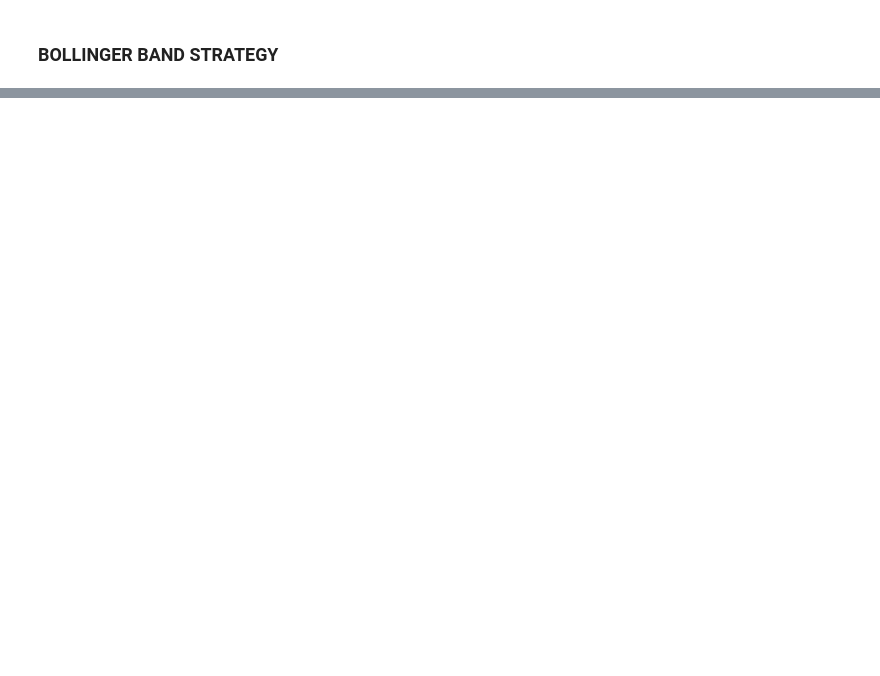
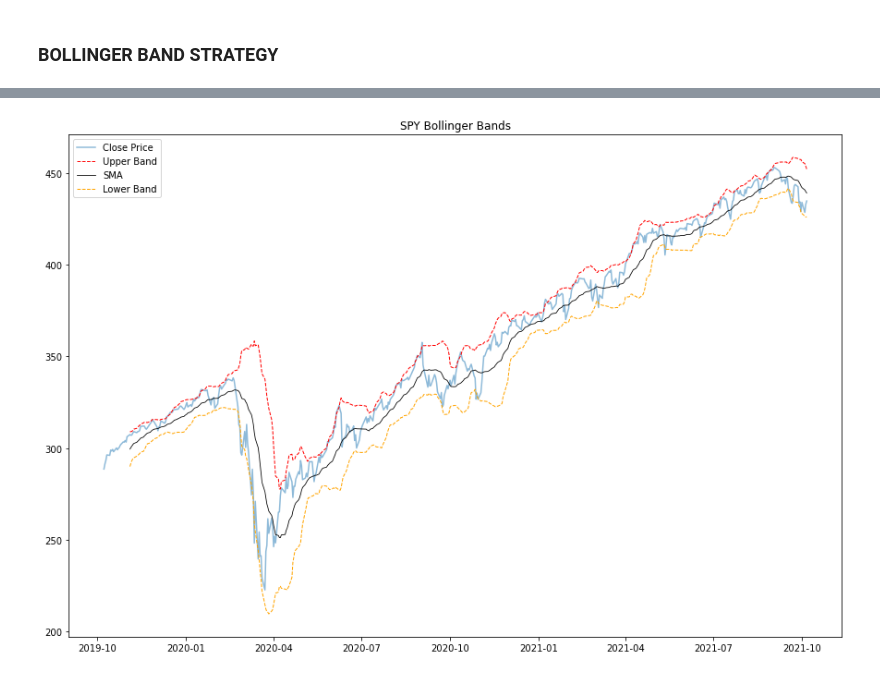
Before and after one commit to elliotlozano/bollinger_band_trading_algo, a Jupyter notebook: stock_data.ipynb, the cells around one changed output, grey strips where cells are left out. Drawn from its saved outputs; the diff is of its cells as text; code cells hidden in the pictures; blank space fills up the shorter version.

Commit message:
changed figure characteristics and line design on bb plots

```diff
--- a/stock_data.ipynb
+++ b/stock_data.ipynb
@@ -204,17 +214,17 @@ Data is based on a 20-day SMA.
 # Plot the DataFrame to visualize the SMA and Bollinger Bands using axes objects (ax=ax)
 ax = spy_bb["close"].plot(
     figsize = (15,10),
-    title = "SPY Bollinger Bands"
-    alpha = 0.4,
-    linewidth = 2
+    title = "SPY Bollinger Bands",
+    alpha = 0.5,
+    linewidth = 1.5
 )
 
 # Overlay each column as a separate line on the same plot
-spy_bb["upper"].plot(ax=ax, linestyle = "--", linewidth = 1, color = "black")
-spy_bb["sma"].plot(ax=ax, linestyle = "--", linewidth = 1.2, color = "orange")
-spy_bb["lower"].plot(ax=ax, linestyle = "--", linewidth = 1, color = "black")
+spy_bb["upper"].plot(ax=ax, linestyle = "--", linewidth = 1, color = "red")
+spy_bb["sma"].plot(ax=ax, linestyle = "-", linewidth = .8, color = "black")
+spy_bb["lower"].plot(ax=ax, linestyle = "--", linewidth = 1, color = "orange")
 #spy_bb["volume"].plot(ax=ax)
 
 # Call the legend for the plot
-ax.legend(["Close Prices", "Upper Band", "SMA", "Lower Band"])
+ax.legend(["Close Price", "Upper Band", "SMA", "Lower Band"])
 # %% [output]
@@ -222,3 +232,4 @@ SyntaxError: invalid syntax (<ipython-input-14-1bcdc6ce60e1>, line 5)
+[figure, added]
 # %%
 # # Generate a Bollinger Band DataFrame for NDAQ. Play around with differetn values for 'window'.
 # ndaq_bb = bollinger(ndaq_df, 20)
```
Also changed, not shown: parts of 9 cells of this notebook.
